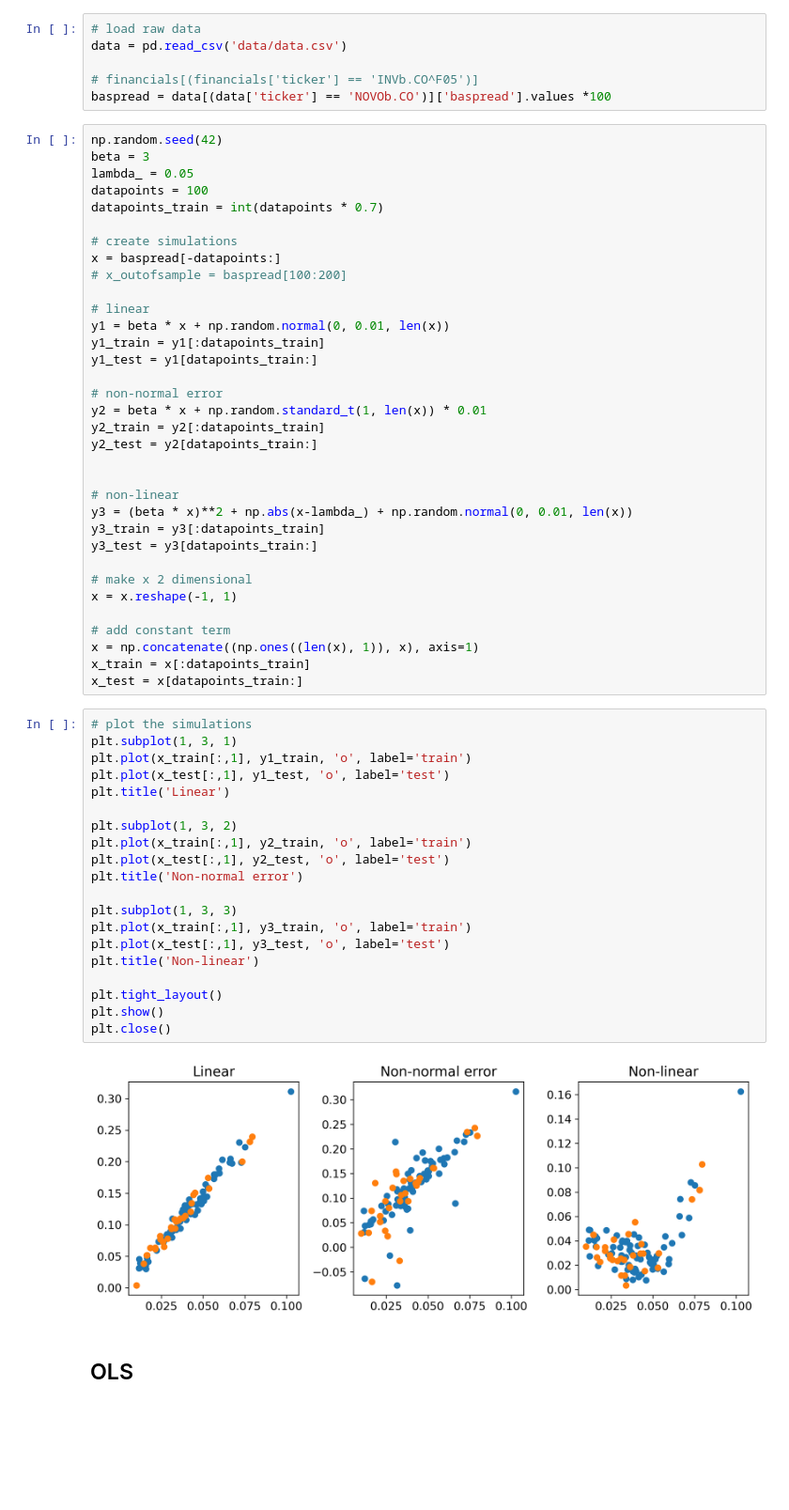
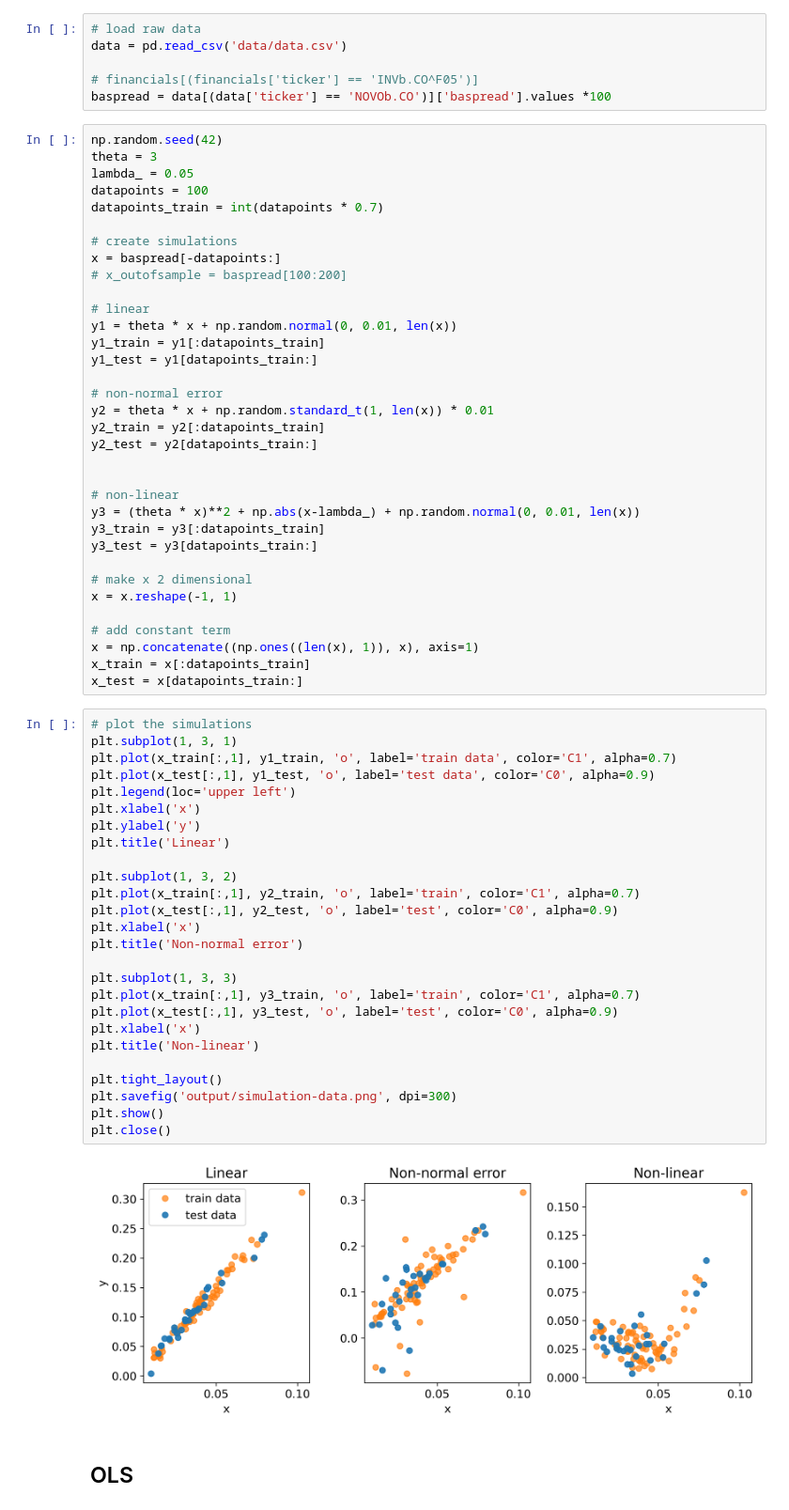
Before and after one commit to johanoelgaard/MastersThesis, a Jupyter notebook: simulation.ipynb, the cells around one changed output. Shown at 94% size. Saved outputs shown, nothing was run; the diff lists cells and outputs as text; blank space fills up the shorter version.

```diff
--- a/simulation.ipynb
+++ b/simulation.ipynb
@@ -26,7 +26,7 @@ data = pd.read_csv('data/data.csv')
 baspread = data[(data['ticker'] == 'NOVOb.CO')]['baspread'].values *100
 # %%
 np.random.seed(42)
-beta = 3
+theta = 3
 lambda_ = 0.05
 datapoints = 100
 datapoints_train = int(datapoints * 0.7)
@@ -36,18 +36,18 @@ x = baspread[-datapoints:]
 # x_outofsample = baspread[100:200]
 
 # linear
-y1 = beta * x + np.random.normal(0, 0.01, len(x))
+y1 = theta * x + np.random.normal(0, 0.01, len(x))
 y1_train = y1[:datapoints_train]
 y1_test = y1[datapoints_train:]
 
 # non-normal error
-y2 = beta * x + np.random.standard_t(1, len(x)) * 0.01
+y2 = theta * x + np.random.standard_t(1, len(x)) * 0.01
 y2_train = y2[:datapoints_train]
 y2_test = y2[datapoints_train:]
 
 
 # non-linear
-y3 = (beta * x)**2 + np.abs(x-lambda_) + np.random.normal(0, 0.01, len(x))
+y3 = (theta * x)**2 + np.abs(x-lambda_) + np.random.normal(0, 0.01, len(x))
 y3_train = y3[:datapoints_train]
 y3_test = y3[datapoints_train:]
 
@@ -61,25 +61,31 @@ x_test = x[datapoints_train:]
 # %%
 # plot the simulations
 plt.subplot(1, 3, 1)
-plt.plot(x_train[:,1], y1_train, 'o', label='train')
-plt.plot(x_test[:,1], y1_test, 'o', label='test')
+plt.plot(x_train[:,1], y1_train, 'o', label='train data', color='C1', alpha=0.7)
+plt.plot(x_test[:,1], y1_test, 'o', label='test data', color='C0', alpha=0.9)
+plt.legend(loc='upper left')
+plt.xlabel('x')
+plt.ylabel('y')
 plt.title('Linear')
 
 plt.subplot(1, 3, 2)
-plt.plot(x_train[:,1], y2_train, 'o', label='train')
-plt.plot(x_test[:,1], y2_test, 'o', label='test')
+plt.plot(x_train[:,1], y2_train, 'o', label='train', color='C1', alpha=0.7)
+plt.plot(x_test[:,1], y2_test, 'o', label='test', color='C0', alpha=0.9)
+plt.xlabel('x')
 plt.title('Non-normal error')
 
 plt.subplot(1, 3, 3)
-plt.plot(x_train[:,1], y3_train, 'o', label='train')
-plt.plot(x_test[:,1], y3_test, 'o', label='test')
+plt.plot(x_train[:,1], y3_train, 'o', label='train', color='C1', alpha=0.7)
+plt.plot(x_test[:,1], y3_test, 'o', label='test', color='C0', alpha=0.9)
+plt.xlabel('x')
 plt.title('Non-linear')
 
 plt.tight_layout()
+plt.savefig('output/simulation-data.png', dpi=300)
 plt.show()
 plt.close()
 # %% [output]
-[figure, old version]
+[figure, new version]
 # %% [markdown]
 ## OLS
 # %% [markdown]
```
Also changed, not shown: parts of 2 cells of this notebook, 4 other files.
